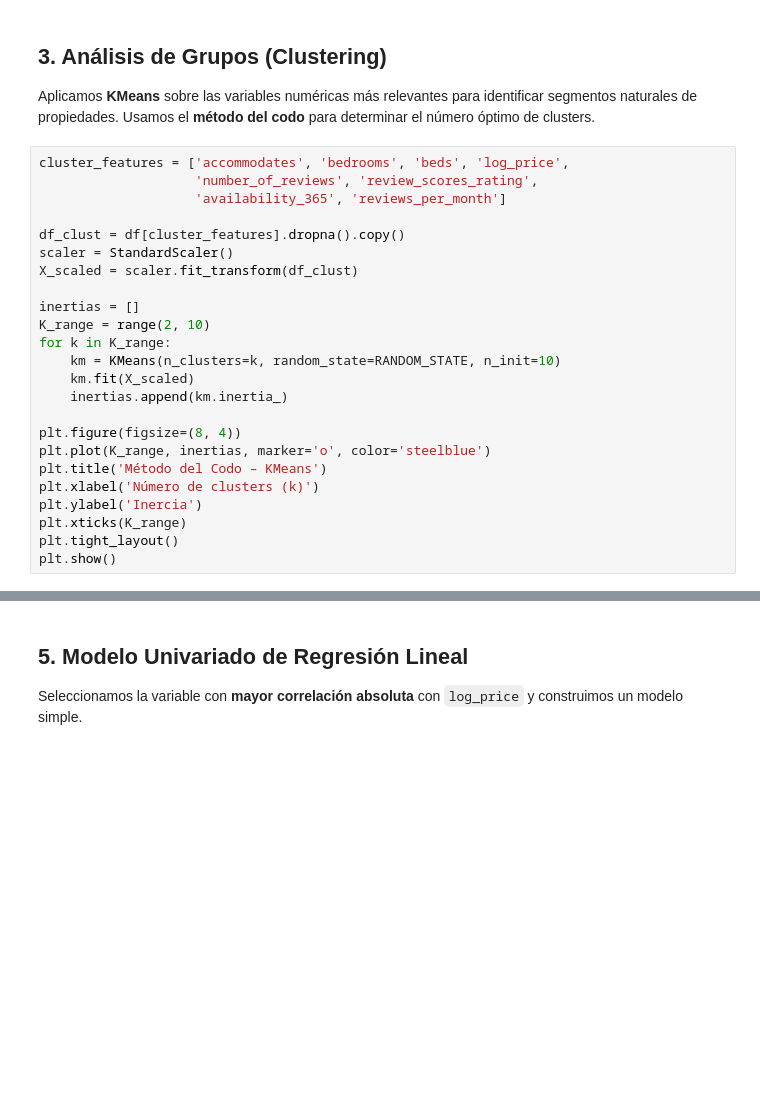
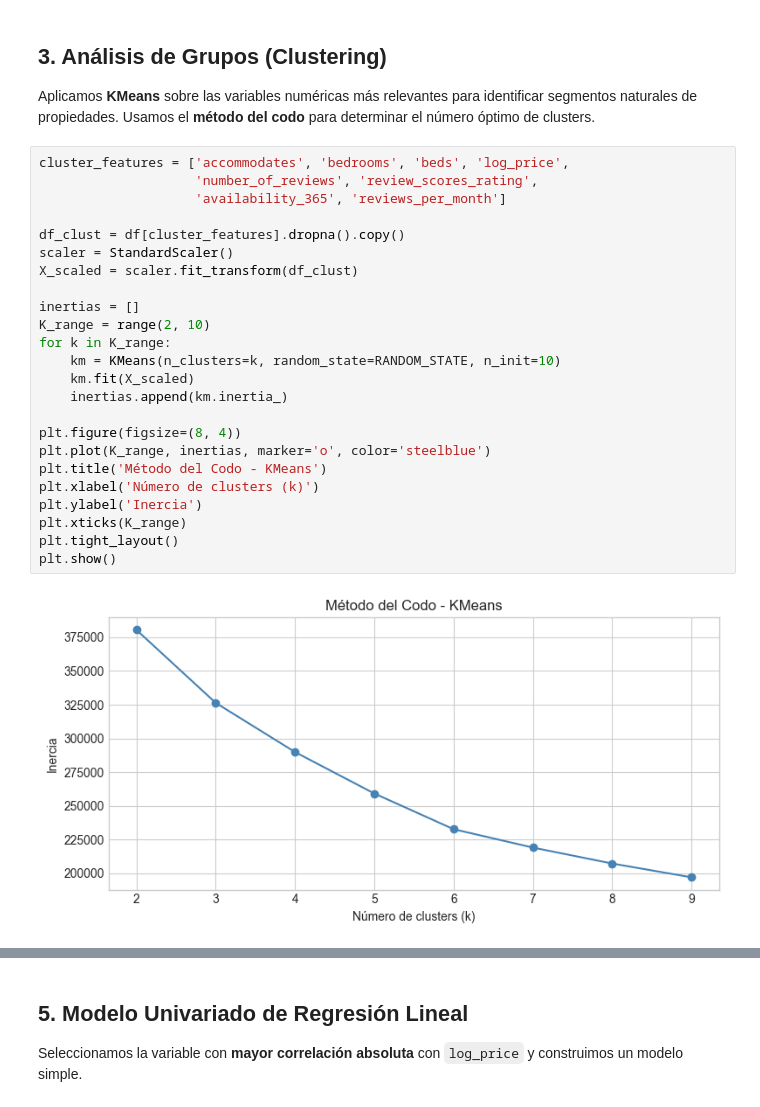
Before and after one commit to Jonialen/lab4-mineria, a Jupyter notebook: lab4.ipynb, the cells around one changed output, grey strips where cells are left out. Drawn from its saved outputs; the diff is of its cells as text; blank space fills up the shorter version.

```diff
--- a/lab4.ipynb
+++ b/lab4.ipynb
@@ -212,27 +291,29 @@ Aplicamos **KMeans** sobre las variables numéricas más relevantes para identif
 # %%
 cluster_features = ['accommodates', 'bedrooms', 'beds', 'log_price',
                     'number_of_reviews', 'review_scores_rating',
                     'availability_365', 'reviews_per_month']
 
 df_clust = df[cluster_features].dropna().copy()
 scaler = StandardScaler()
 X_scaled = scaler.fit_transform(df_clust)
 
 inertias = []
 K_range = range(2, 10)
 for k in K_range:
     km = KMeans(n_clusters=k, random_state=RANDOM_STATE, n_init=10)
     km.fit(X_scaled)
     inertias.append(km.inertia_)
 
 plt.figure(figsize=(8, 4))
 plt.plot(K_range, inertias, marker='o', color='steelblue')
-plt.title('Método del Codo – KMeans')
+plt.title('Método del Codo - KMeans')
 plt.xlabel('Número de clusters (k)')
 plt.ylabel('Inercia')
 plt.xticks(K_range)
 plt.tight_layout()
 plt.show()
+# %% [output]
+[figure, added]
 # %%
 K_OPTIMAL = 4
 km_final = KMeans(n_clusters=K_OPTIMAL, random_state=RANDOM_STATE, n_init=10)
```
Also changed, not shown: parts of 62 cells of this notebook, 1 other file.
